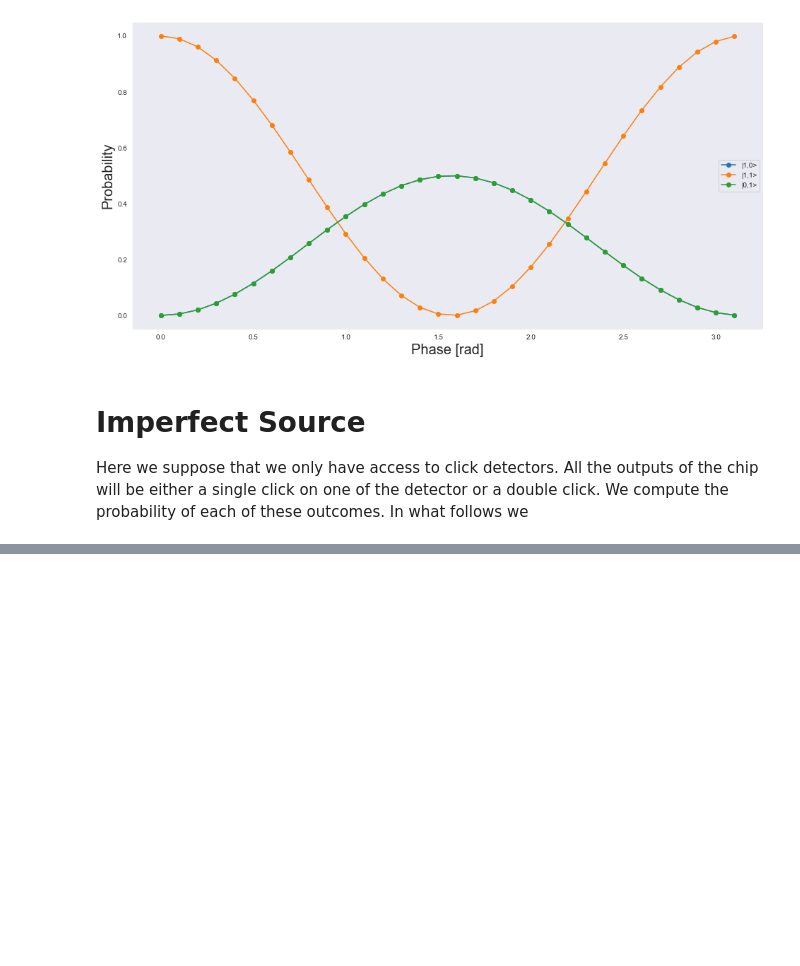
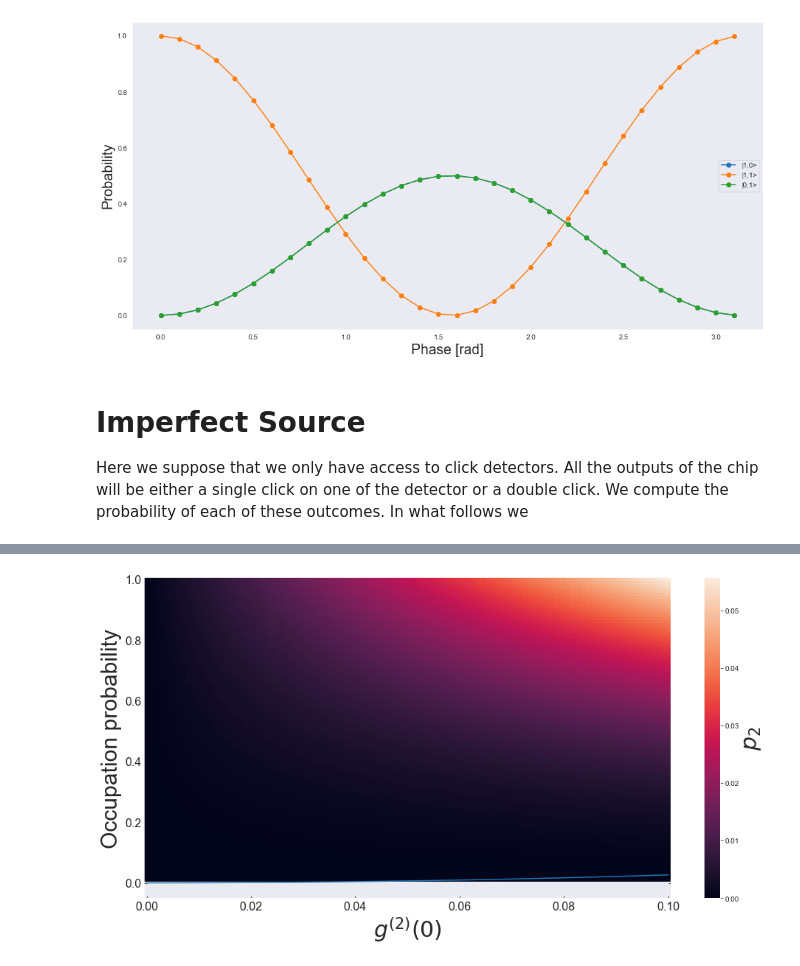
Before and after one commit to Quandela/Perceval, a Jupyter notebook: docs/source/notebooks/MZI_imperfect_single-photon_source.ipynb, the cells around one changed output, grey strips where cells are left out. Drawn from its saved outputs; the diff is of its cells as text; code cells hidden in the pictures; blank space fills up the shorter version.

```diff
--- a/docs/source/notebooks/MZI_imperfect_single-photon_source.ipynb
+++ b/docs/source/notebooks/MZI_imperfect_single-photon_source.ipynb
@@ -348,2 +373,20 @@ plt.tick_params(direction='in', bottom=True, top=True, left=True, right=True, la
+# %%
+Nb = 100
+X = np.array(np.linspace(0.0, 0.1, Nb)) # g2
+Y = Y = np.array(np.linspace(0.01, 1, Nb)) # beta
+
+p2 = np.array([[min(np.poly1d([g2, -2 * (1 - g2 * beta), g2 * beta ** 2]).r) for g2 in X] for beta in Y])
+p1 = np.array([[beta-min(np.poly1d([g2, -2 * (1 - g2 * beta), g2 * beta ** 2]).r) for g2 in X] for beta in Y])
+
+fig, ax = plt.subplots()
+cf = ax.pcolormesh(X, Y, p2, shading='auto')
+ax.plot(X, [min(np.poly1d([0.05, -2 * (1 - 0.05 * beta), 0.05 * beta ** 2]).r) for beta in Y])
+ax.set_xlabel(r'$g^{(2)}(0)$', fontsize=30)
+ax.set_ylabel('Occupation probability', fontsize=30)
+cb = fig.colorbar(cf)
+cb.set_label(label=r'$p_2$',size=30)
+ax.tick_params(direction='in', bottom=True, top=True, left=True, right=True, labelsize=16)
+# %% [output]
+[figure, added]
 # %%
 # V_HOM vs M
```
Also changed, not shown: parts of 5 cells of this notebook, 1 other file.
